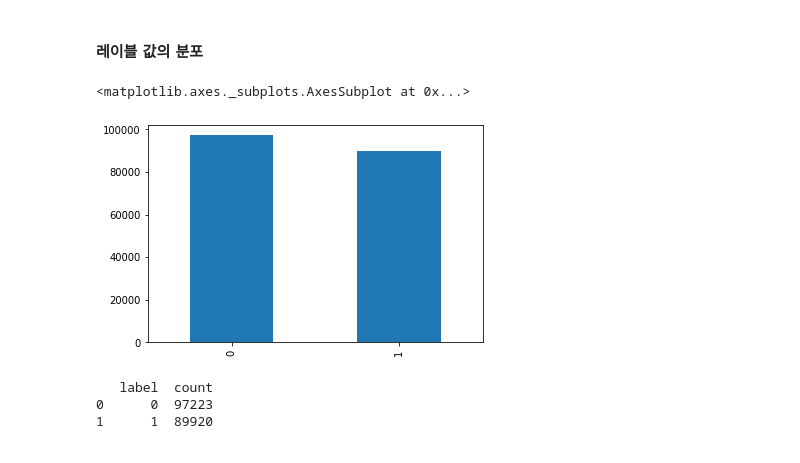
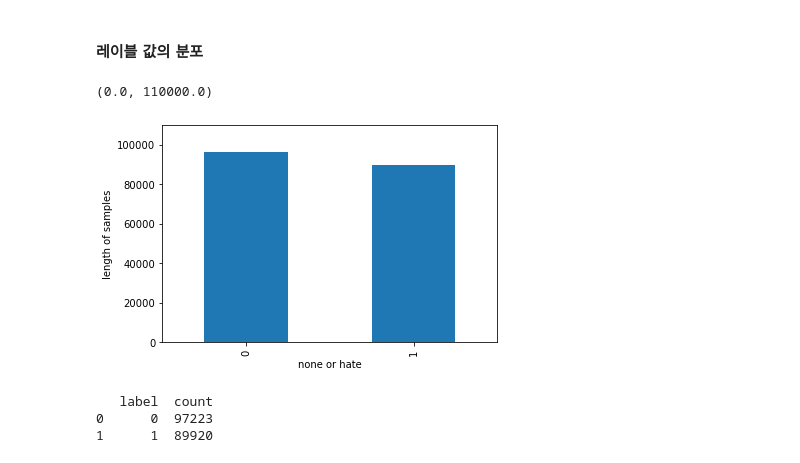
Before and after one commit to Aesol-Ahn/korean-toxic-comments, a Jupyter notebook: CNN/CNN.ipynb, the cells around one changed output. Drawn from its saved outputs; the diff is of its cells as text; code cells hidden in the pictures.

```diff
--- a/CNN/CNN.ipynb
+++ b/CNN/CNN.ipynb
@@ -18,5 +26,5 @@ import sklearn.metrics as metrics
 # %%
-data = pd.read_csv("hate_speech_large.csv")
+data = pd.read_csv("data/hate_speech_large.csv")
 data.columns = ["comments", "label"]
 data.head()
 # %% [output]
@@ -53,9 +69,12 @@ print('총 샘플의 수 :',len(data))
 #### 레이블 값의 분포
 # %%
 data['label'].value_counts().plot(kind = 'bar')
+plt.ylabel('length of samples')
+plt.xlabel('none or hate')
+plt.ylim(top = 110000)
 # %% [output]
-<matplotlib.axes._subplots.AxesSubplot at 0x...>
+(0.0, 110000.0)
-[figure, old version]
+[figure, new version]
 # %%
 print(data.groupby('label').size().reset_index(name = 'count'))
 # %% [output]
```
Also changed, not shown: parts of 22 cells of this notebook, 5 other files.
